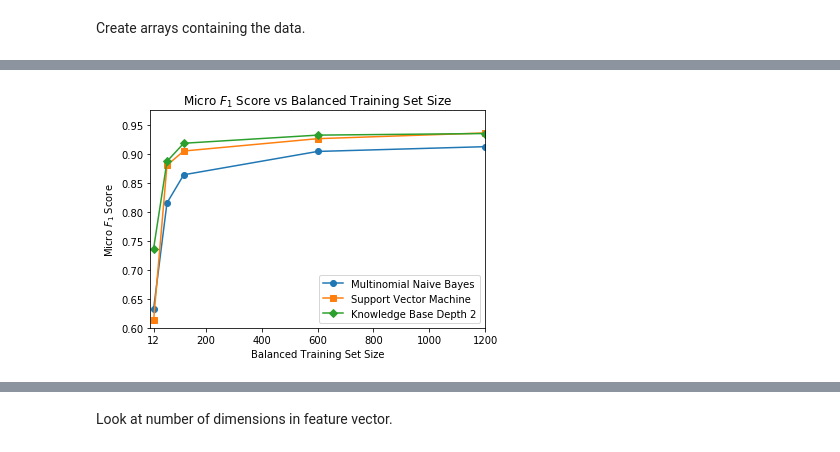
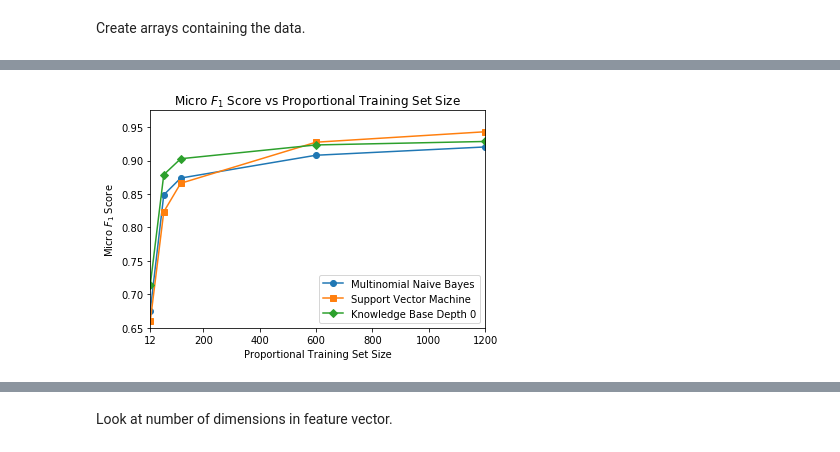
Before and after one commit to dscook/topic-classification-with-kbs, a Jupyter notebook: rcv1/results.ipynb, the cells around one changed output, grey strips where cells are left out. Saved outputs shown, nothing was run; the diff lists cells and outputs as text; code cells hidden in the pictures.

```diff
--- a/rcv1/results.ipynb
+++ b/rcv1/results.ipynb
@@ -59,19 +109,19 @@ plt.show()
 # %%
-plt.title('Micro $F_1$ Score vs Balanced Training Set Size')
+plt.title('Micro $F_1$ Score vs Proportional Training Set Size')
 plt.ylabel('Micro $F_1$ Score')
-plt.xlabel('Balanced Training Set Size')
+plt.xlabel('Proportional Training Set Size')
 
-plt.plot(training_set_sizes_balanced, nb_balanced_micro, '-o', label='Multinomial Naive Bayes')
-plt.plot(training_set_sizes_balanced, svc_balanced_micro, '-s', label='Support Vector Machine')
-plt.plot(training_set_sizes_balanced, kb2_balanced_micro, '-D', label='Knowledge Base Depth 2')
-plt.xlim(0, 1200)
+plt.plot(training_set_sizes_proportional, nb_proportional_micro, '-o', label='Multinomial Naive Bayes')
+plt.plot(training_set_sizes_proportional, svc_proportional_micro, '-s', label='Support Vector Machine')
+plt.plot(training_set_sizes_proportional, kb0_proportional_micro, '-D', label='Knowledge Base Depth 0')
+plt.xlim(12, 1200)
 plt.xticks([12, 200, 400, 600, 800, 1000, 1200])
-plt.ylim(0.6, 0.975)
+plt.ylim(0.65, 0.975)
 plt.legend(loc='lower right')
 plt.savefig('micro_f1_small_training.pdf', bbox_inches='tight')
 plt.show()
 # %% [output]
-[figure, old version]
+[figure, new version]
 # %%
 plt.title('Macro $F_1$ Score vs Training Set Size')
 plt.ylabel('Macro $F_1$ Score')
```
Also changed, not shown: parts of 7 cells of this notebook, 3 other files.
